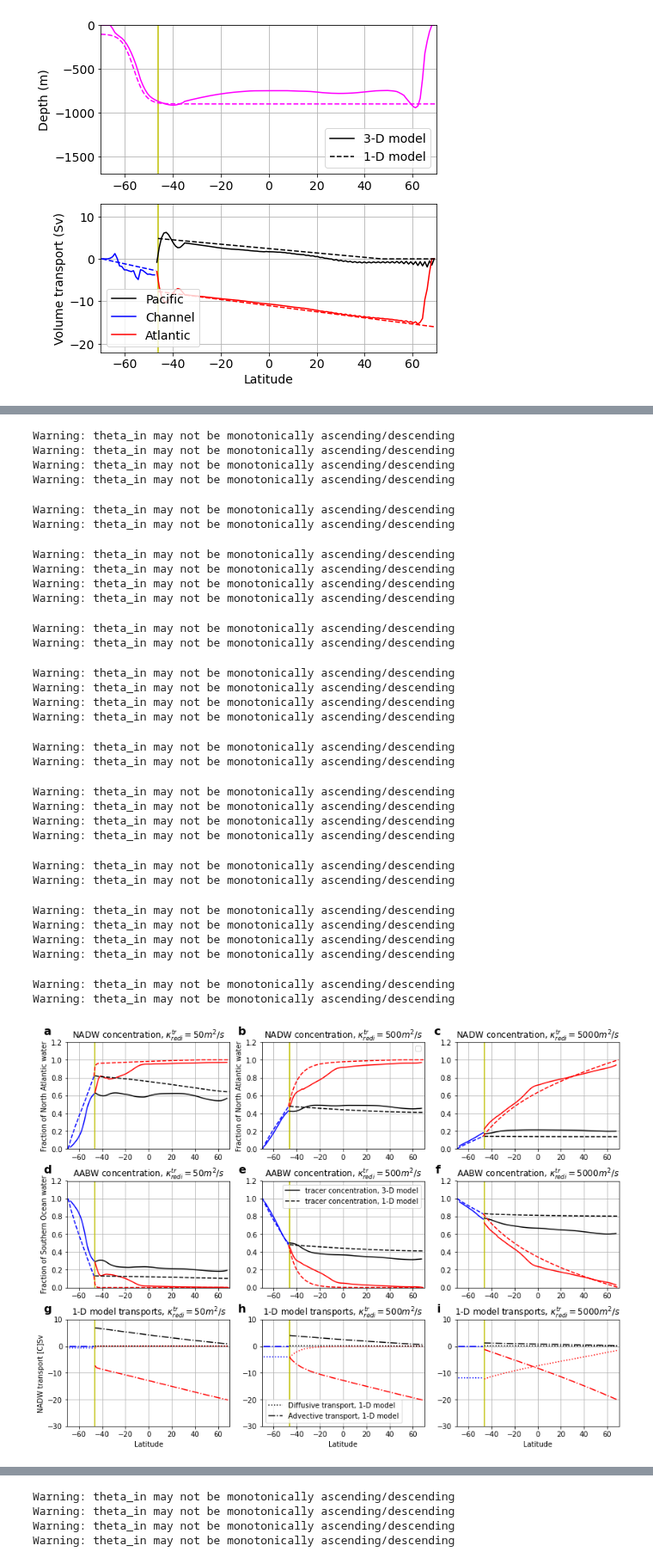
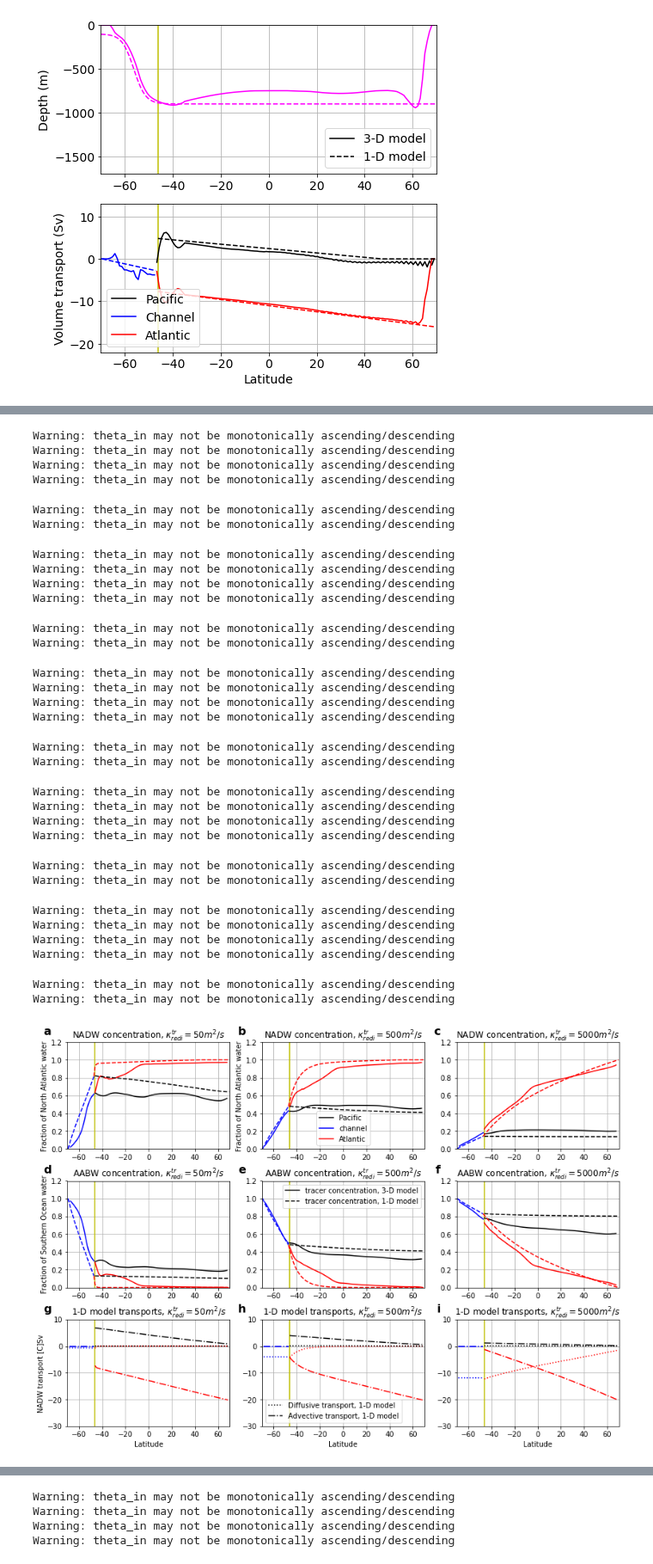
Before and after one commit to anthony-meza/test_age_framework, a Jupyter notebook: redi_theory.ipynb, the cells around one changed output, grey strips where cells are left out. Shown at 86% size. Drawn from its saved outputs; the diff is of its cells as text; code cells hidden in the pictures.

```diff
--- a/redi_theory.ipynb
+++ b/redi_theory.ipynb
@@ -334,9 +334,9 @@ ax.text(-0.1, 1.15, 'a', transform=ax.transAxes,
 plt.subplot(3,3,2)
 ax=plt.gca()
 ax.axvline(ds50.YC[chanloc],c='y')
-a1=((((tracer_500[24:-2,0:140,0:bm].sum('Tlev')/zeta_500[24:-2,0:140,0:bm].sum('Tlev'))*ds50.rA[24:,0:140]).sum('XC'))/(ds50.rA[24:,0:140].sum('XC'))).plot(color='k')
-a2=((((tracer_500[2:24,:,0:bm].sum('Tlev')/zeta_500[2:24,:,0:bm].sum('Tlev'))*ds50.rA[2:24,:]).sum('XC'))/(ds50.rA[2:24,:].sum('XC'))).plot(color='b')
-a3=((((tracer_500[24:-2,140:,0:bm].sum('Tlev')/zeta_500[24:-2,140:,0:bm].sum('Tlev'))*ds50.rA[24:-2,140:]).sum('XC'))/(ds50.rA[24:-2,140:].sum('XC'))).plot(color='r')
+a1=((((tracer_500[24:-2,0:140,0:bm].sum('Tlev')/zeta_500[24:-2,0:140,0:bm].sum('Tlev'))*ds50.rA[24:,0:140]).sum('XC'))/(ds50.rA[24:,0:140].sum('XC'))).plot(color='k',label='Pacific')
+a2=((((tracer_500[2:24,:,0:bm].sum('Tlev')/zeta_500[2:24,:,0:bm].sum('Tlev'))*ds50.rA[2:24,:]).sum('XC'))/(ds50.rA[2:24,:].sum('XC'))).plot(color='b',label='channel')
+a3=((((tracer_500[24:-2,140:,0:bm].sum('Tlev')/zeta_500[24:-2,140:,0:bm].sum('Tlev'))*ds50.rA[24:-2,140:]).sum('XC'))/(ds50.rA[24:-2,140:].sum('XC'))).plot(color='r',label='Atlantic')
 plt.grid(True)
 a5=plt.plot(ds50.YC[chanloc:],Cpac500[chanloc:,-1]/modelh[-1],'k--')
 a4=plt.plot(ds50.YC[:24],C500[:24,-1]/modelh[:24],'b--')
@@ -521,34 +521,34 @@ Warning: theta_in may not be monotonically ascending/descending
 Warning: theta_in may not be monotonically ascending/descending
 Warning: theta_in may not be monotonically ascending/descending
 Warning: theta_in may not be monotonically ascending/descending
 Warning: theta_in may not be monotonically ascending/descending
 Warning: theta_in may not be monotonically ascending/descending
 Warning: theta_in may not be monotonically ascending/descending
 Warning: theta_in may not be monotonically ascending/descending
 Warning: theta_in may not be monotonically ascending/descending
 Warning: theta_in may not be monotonically ascending/descending
 Warning: theta_in may not be monotonically ascending/descending
 Warning: theta_in may not be monotonically ascending/descending
 Warning: theta_in may not be monotonically ascending/descending
 Warning: theta_in may not be monotonically ascending/descending
 Warning: theta_in may not be monotonically ascending/descending
 Warning: theta_in may not be monotonically ascending/descending
 Warning: theta_in may not be monotonically ascending/descending
 Warning: theta_in may not be monotonically ascending/descending
 Warning: theta_in may not be monotonically ascending/descending
 Warning: theta_in may not be monotonically ascending/descending
 Warning: theta_in may not be monotonically ascending/descending
 Warning: theta_in may not be monotonically ascending/descending
 Warning: theta_in may not be monotonically ascending/descending
 Warning: theta_in may not be monotonically ascending/descending
 Warning: theta_in may not be monotonically ascending/descending
 Warning: theta_in may not be monotonically ascending/descending
 Warning: theta_in may not be monotonically ascending/descending
 Warning: theta_in may not be monotonically ascending/descending
 Warning: theta_in may not be monotonically ascending/descending
 Warning: theta_in may not be monotonically ascending/descending
 Warning: theta_in may not be monotonically ascending/descending
-[figure, old version]
+[figure, new version]
 # %%
 #for vert
 plt.figure(figsize=(14,7))
```
Also changed, not shown: parts of 1 cell of this notebook, 3 other files.
